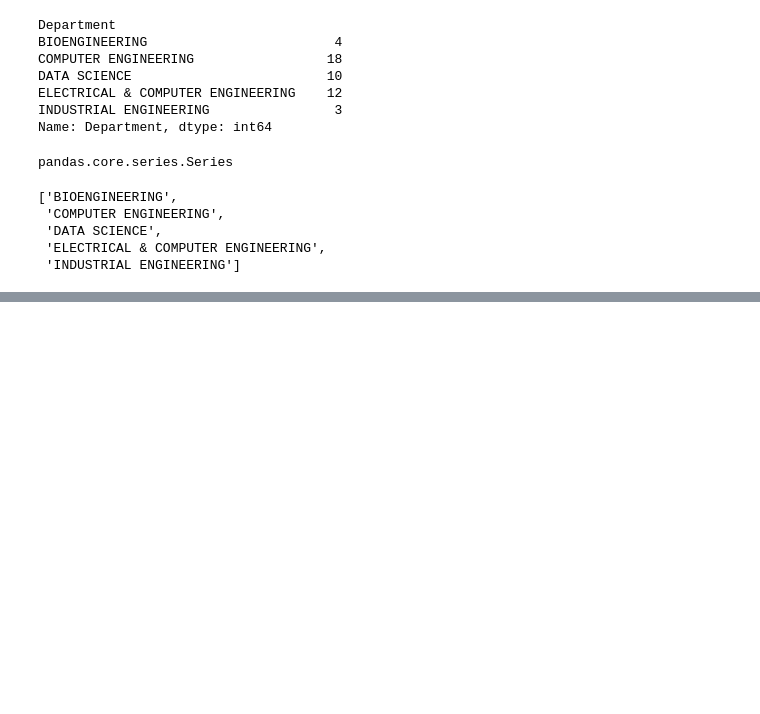
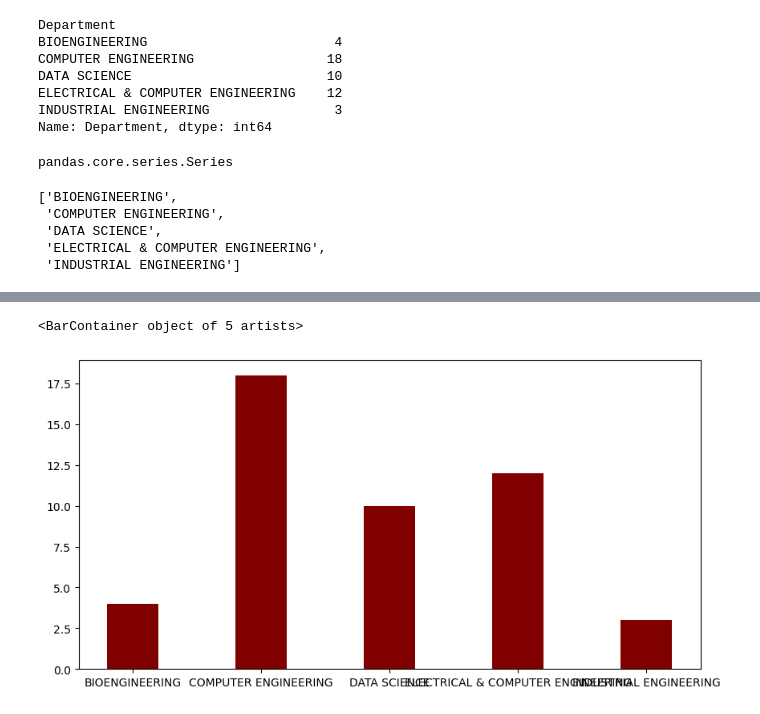
Before and after one commit to zkshbz/DSBE-510, a Jupyter notebook: InClass-Exercises-1.ipynb, the cells around one changed output, grey strips where cells are left out. Cells and saved outputs as stored; diff of their text form; code cells hidden in the pictures; blank space fills up the shorter version.

```diff
--- a/InClass-Exercises-1.ipynb
+++ b/InClass-Exercises-1.ipynb
@@ -78,0 +90,7 @@ plt.bar(key, values, color ='maroon',
+# %%
+fig2 = plt.figure(figsize = (10, 5))
+
+plt.bar(key_studentDegree, value_studentDegree, color ='maroon',width = 0.4)
+# %% [output]
+<BarContainer object of 5 artists>
+[figure, added]
```
Also changed, not shown: parts of 5 cells of this notebook.
